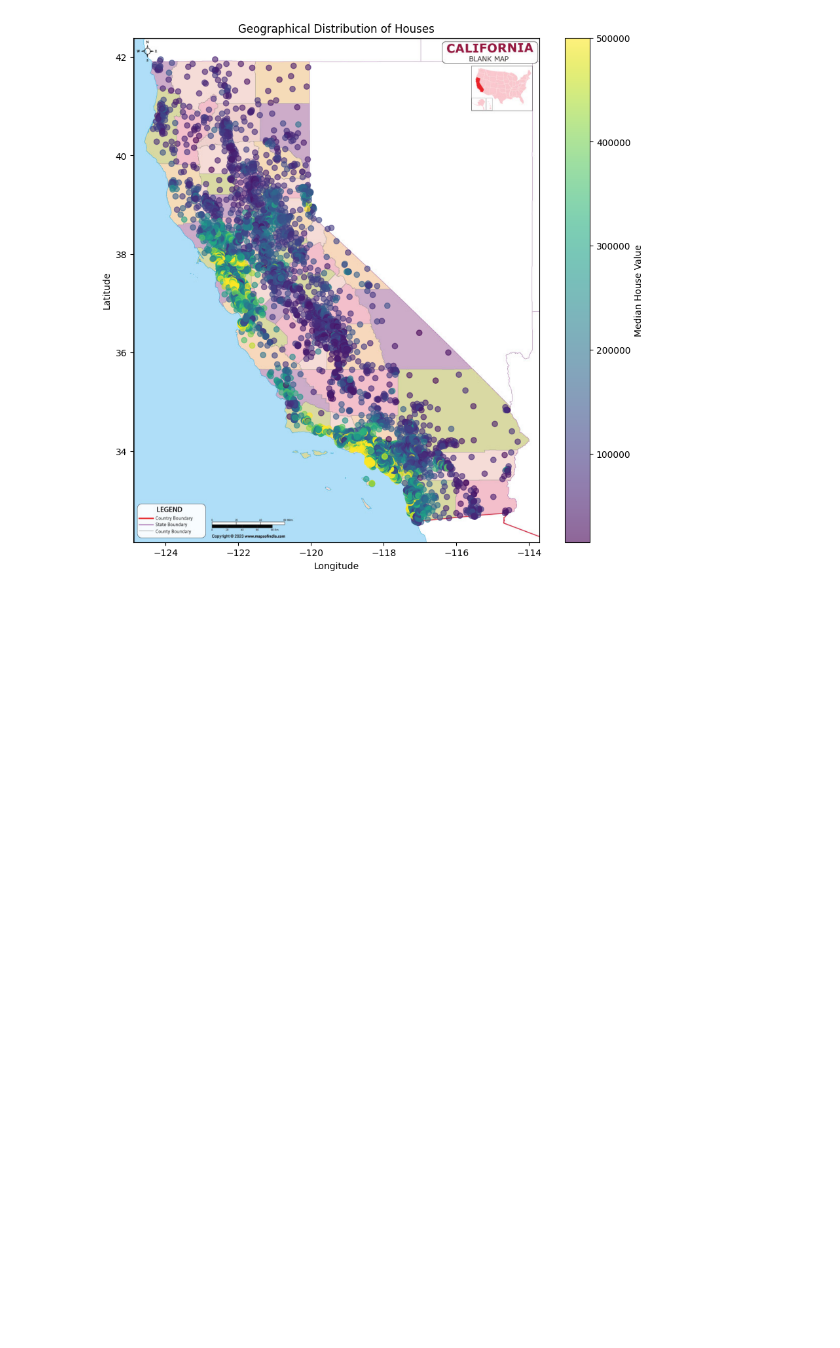
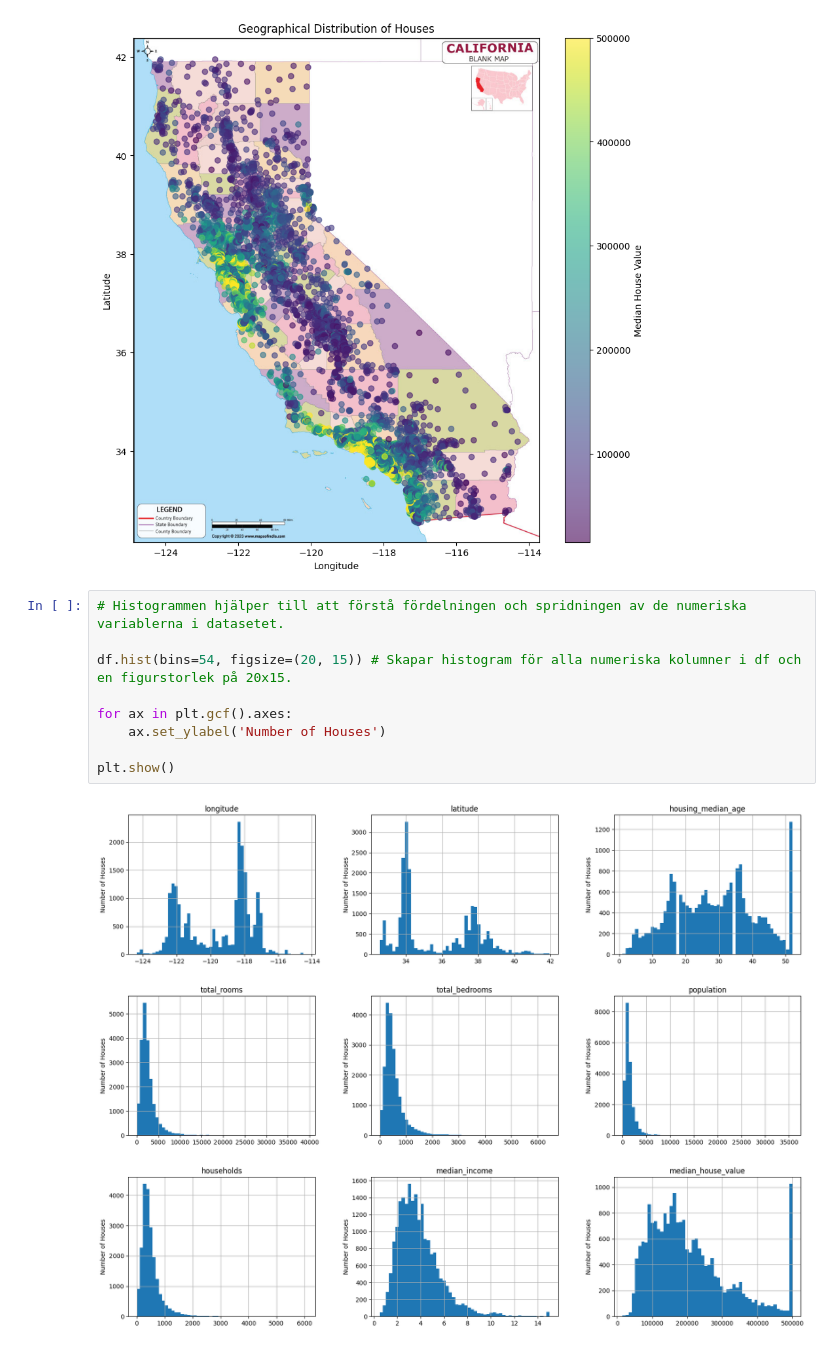
Before and after one commit to MarcusT96/AI-housing-prices, a Jupyter notebook: kunskapskontroll_houseprices.ipynb, the cells around one changed output. Cells and saved outputs as stored; diff of their text form; blank space fills up the shorter version.

```diff
--- a/kunskapskontroll_houseprices.ipynb
+++ b/kunskapskontroll_houseprices.ipynb
@@ -76,3 +78,14 @@ plt.title('Geographical Distribution of Houses')
 plt.show()
 # %% [output]
 [figure]
+# %%
+# Histogrammen hjälper till att förstå fördelningen och spridningen av de numeriska variablerna i datasetet.
+
+df.hist(bins=54, figsize=(20, 15)) # Skapar histogram för alla numeriska kolumner i df och en figurstorlek på 20x15.
+
+for ax in plt.gcf().axes:
+    ax.set_ylabel('Number of Houses')
+
+plt.show()
+# %% [output]
+[figure, added]
```
Also changed, not shown: parts of 1 cell of this notebook.
